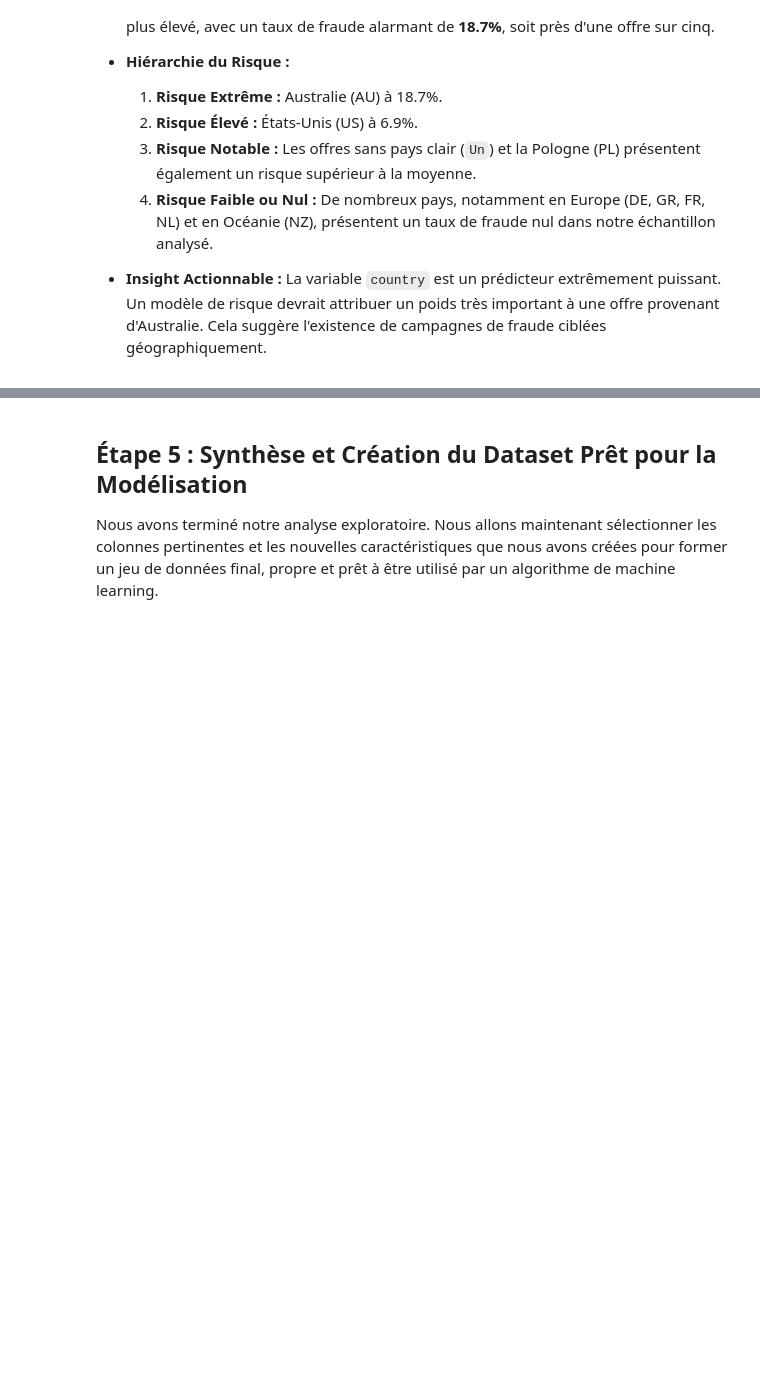
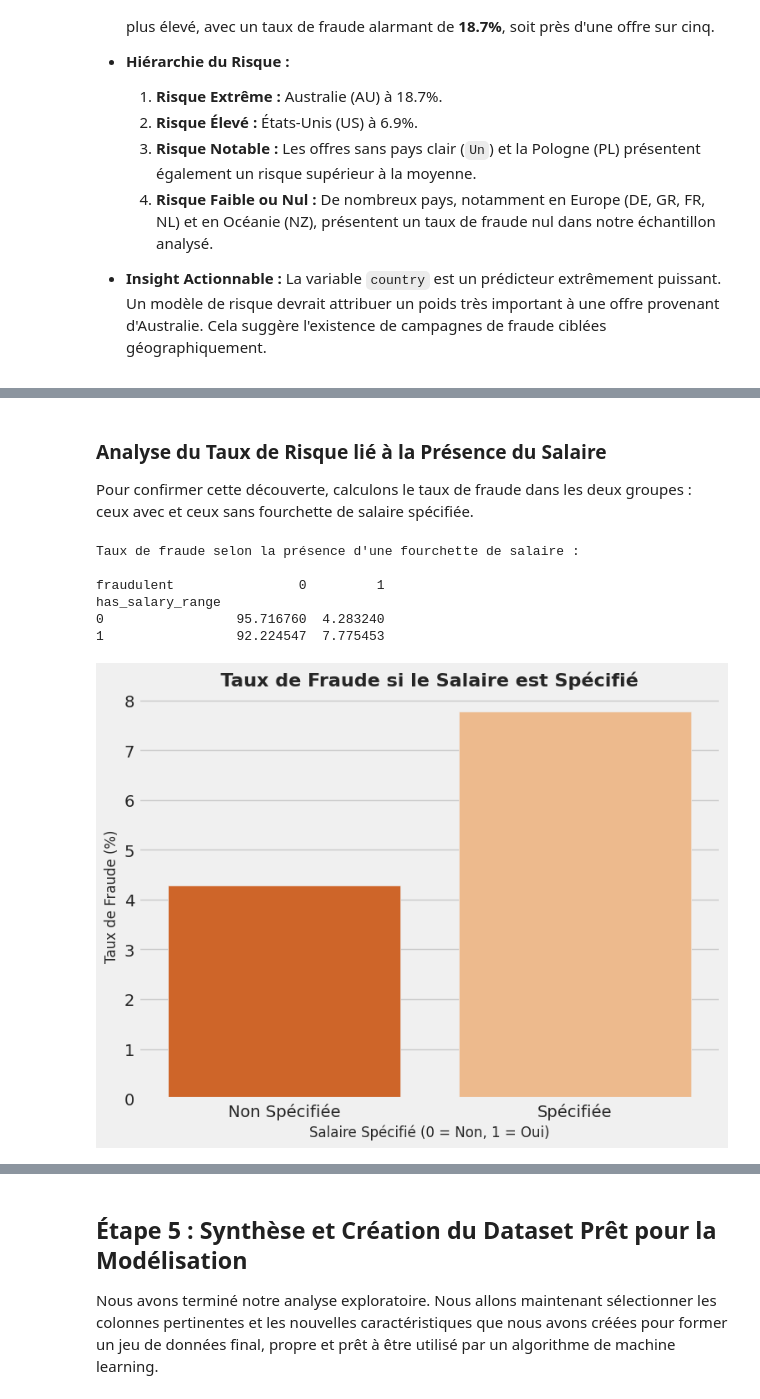
Before and after one commit to manfoya/Fake-Job-Posting-Detection-Analysis, a Jupyter notebook: analysis.ipynb, the cells around one changed output, grey strips where cells are left out. Drawn from its saved outputs; the diff is of its cells as text; code cells hidden in the pictures; blank space fills up the shorter version.

```diff
--- a/analysis.ipynb
+++ b/analysis.ipynb
@@ -550,0 +590,26 @@ SG          100.000000   0.000000
+# %% [markdown]
+### Analyse du Taux de Risque lié à la Présence du Salaire
+
+Pour confirmer cette découverte, calculons le taux de fraude dans les deux groupes : ceux avec et ceux sans fourchette de salaire spécifiée.
+# %%
+salary_risk = pd.crosstab(df['has_salary_range'], df['fraudulent'], normalize='index') * 100
+
+print("Taux de fraude selon la présence d'une fourchette de salaire :\n")
+print(salary_risk)
+
+# Visualisation du risque (Syntaxe Corrigée)
+plt.figure(figsize=(8, 6))
+sns.barplot(x=salary_risk.index, y=salary_risk[1], hue=salary_risk.index, palette='Oranges_r', legend=False)
+plt.title('Taux de Fraude si le Salaire est Spécifié', fontsize=16, fontweight='bold')
+plt.xlabel('Salaire Spécifié (0 = Non, 1 = Oui)', fontsize=12)
+plt.ylabel('Taux de Fraude (%)', fontsize=12)
+plt.xticks([0, 1], ['Non Spécifiée', 'Spécifiée'])
+plt.show()
+# %% [output]
+Taux de fraude selon la présence d'une fourchette de salaire :
+
+fraudulent                0         1
+has_salary_range
+0                 95.716760  4.283240
+1                 92.224547  7.775453
+[figure, added]
```
Also changed, not shown: parts of 6 cells of this notebook.
